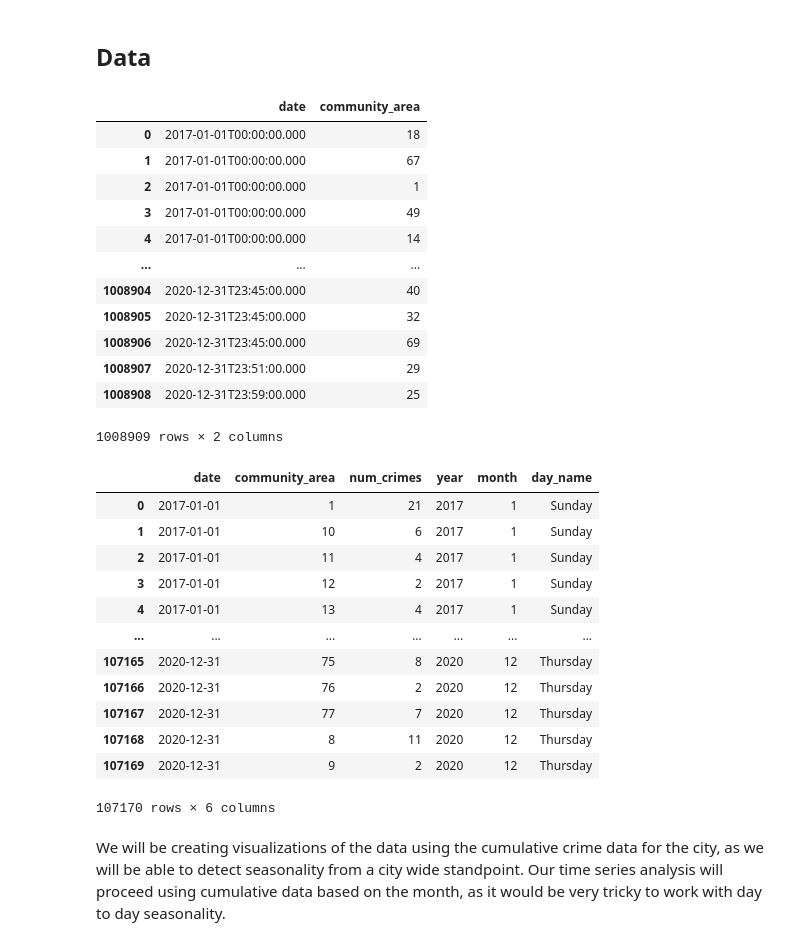
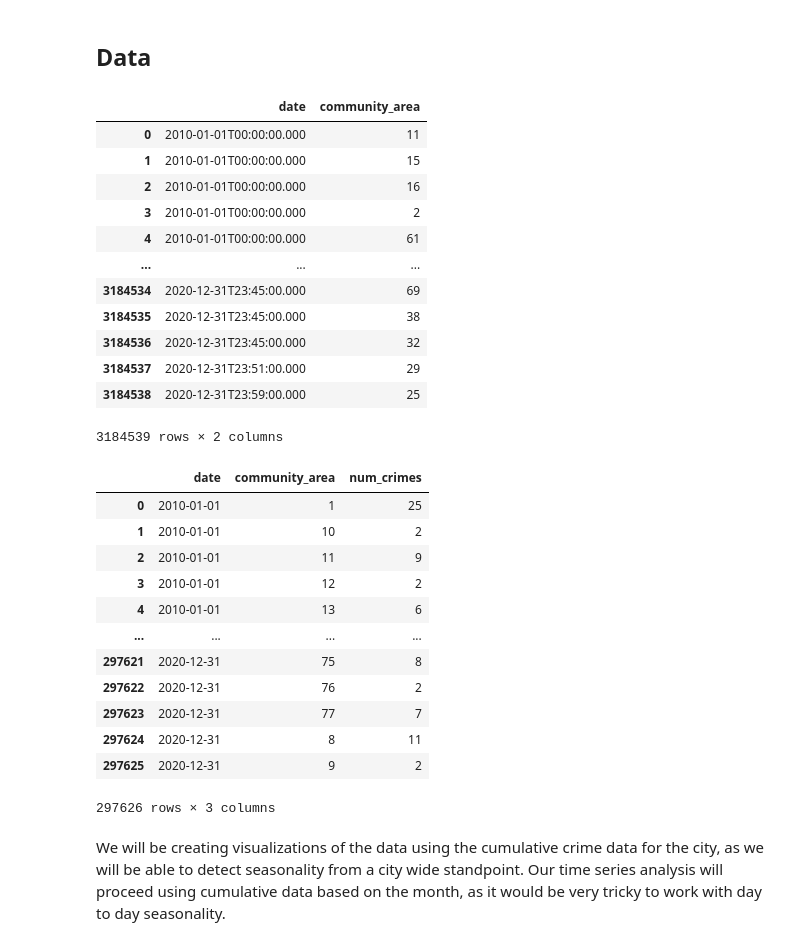
Before and after one commit to Achan40/chicago-crime, a Jupyter notebook: analysis/chicago-crime.ipynb, the cells around one changed output. Saved outputs shown, nothing was run; the diff lists cells and outputs as text; code cells hidden in the pictures.

```diff
--- a/analysis/chicago-crime.ipynb
+++ b/analysis/chicago-crime.ipynb
@@ -21,7 +21,7 @@ The purpose of this project is to create a model to predict the number of crimes
 # %% [markdown]
 ## Data <a name="Data"></a>
 # %%
-url = "https://data.cityofchicago.org/resource/ijzp-q8t2.json?$select=date,community_area&$where=year<=2020 AND year >= 2017&$order=date ASC&$limit=10000000"
+url = "https://data.cityofchicago.org/resource/ijzp-q8t2.json?$select=date,community_area&$where=year<=2020 AND year >= 2010&$order=date ASC&$limit=10000000"
 headers = {'Accept': 'application/json', 'X-App-Token': APP_TOKEN}
 resp = requests.get(url,headers=headers)
 df = json.loads(resp.text)
@@ -29,52 +29,48 @@ df = pd.DataFrame(df)
 df
 # %% [output]
 |  | date | community_area |
-| 0 | 2017-01-01T00:00:00.000 | 18 |
-| 1 | 2017-01-01T00:00:00.000 | 67 |
-| 2 | 2017-01-01T00:00:00.000 | 1 |
-| 3 | 2017-01-01T00:00:00.000 | 49 |
-| 4 | 2017-01-01T00:00:00.000 | 14 |
+| 0 | 2010-01-01T00:00:00.000 | 11 |
+| 1 | 2010-01-01T00:00:00.000 | 15 |
+| 2 | 2010-01-01T00:00:00.000 | 16 |
+| 3 | 2010-01-01T00:00:00.000 | 2 |
+| 4 | 2010-01-01T00:00:00.000 | 61 |
 | ... | ... | ... |
-| 1008904 | 2020-12-31T23:45:00.000 | 40 |
-| 1008905 | 2020-12-31T23:45:00.000 | 32 |
-| 1008906 | 2020-12-31T23:45:00.000 | 69 |
-| 1008907 | 2020-12-31T23:51:00.000 | 29 |
-| 1008908 | 2020-12-31T23:59:00.000 | 25 |
+| 3184534 | 2020-12-31T23:45:00.000 | 69 |
+| 3184535 | 2020-12-31T23:45:00.000 | 38 |
+| 3184536 | 2020-12-31T23:45:00.000 | 32 |
+| 3184537 | 2020-12-31T23:51:00.000 | 29 |
+| 3184538 | 2020-12-31T23:59:00.000 | 25 |
-1008909 rows × 2 columns
+3184539 rows × 2 columns
 # %%
 # Data pre-processing: Trasforming data to the the total number of crimes occured each day per community area
 
 # Make a copy of the queried data
 df_new = df
 # The exact time of crime occured is not necessary, we only keep date data
 df_new['date'] = df_new['date'].str[:10]
 # count rows that have the same value, this will give us number of crimes for that community_area for a certain day
 df_new = df_new.groupby(df.columns.tolist(), as_index=False).size()
 # rename columns
 df_new.rename({'size': 'num_crimes'}, axis=1, inplace=True)
 
 # convert to date type
 df_new['date'] = pd.to_datetime(df_new['date'])
-# separate into year, month, day categorical variables
-df_new['year'] = df_new['date'].dt.year
-df_new['month'] = df_new['date'].dt.month
-df_new['day_name'] = df_new['date'].dt.day_name()
 
 df_new
 # %% [output]
-|  | date | community_area | num_crimes | year | month | day_name |
-| 0 | 2017-01-01 | 1 | 21 | 2017 | 1 | Sunday |
-| 1 | 2017-01-01 | 10 | 6 | 2017 | 1 | Sunday |
-| 2 | 2017-01-01 | 11 | 4 | 2017 | 1 | Sunday |
-| 3 | 2017-01-01 | 12 | 2 | 2017 | 1 | Sunday |
-| 4 | 2017-01-01 | 13 | 4 | 2017 | 1 | Sunday |
-| ... | ... | ... | ... | ... | ... | ... |
-| 107165 | 2020-12-31 | 75 | 8 | 2020 | 12 | Thursday |
-| 107166 | 2020-12-31 | 76 | 2 | 2020 | 12 | Thursday |
-| 107167 | 2020-12-31 | 77 | 7 | 2020 | 12 | Thursday |
-| 107168 | 2020-12-31 | 8 | 11 | 2020 | 12 | Thursday |
-| 107169 | 2020-12-31 | 9 | 2 | 2020 | 12 | Thursday |
+|  | date | community_area | num_crimes |
+| 0 | 2010-01-01 | 1 | 25 |
+| 1 | 2010-01-01 | 10 | 2 |
+| 2 | 2010-01-01 | 11 | 9 |
+| 3 | 2010-01-01 | 12 | 2 |
+| 4 | 2010-01-01 | 13 | 6 |
+| ... | ... | ... | ... |
+| 297621 | 2020-12-31 | 75 | 8 |
+| 297622 | 2020-12-31 | 76 | 2 |
+| 297623 | 2020-12-31 | 77 | 7 |
+| 297624 | 2020-12-31 | 8 | 11 |
+| 297625 | 2020-12-31 | 9 | 2 |
-107170 rows × 6 columns
+297626 rows × 3 columns
 # %% [markdown]
 We will be creating visualizations of the data using the cumulative crime data for the city, as we will be able to detect seasonality from a city wide standpoint. Our time series analysis will proceed using cumulative data based on the month, as it would be very tricky to work with day to day seasonality.
 # %%
```
Also changed, not shown: parts of 5 cells of this notebook.
